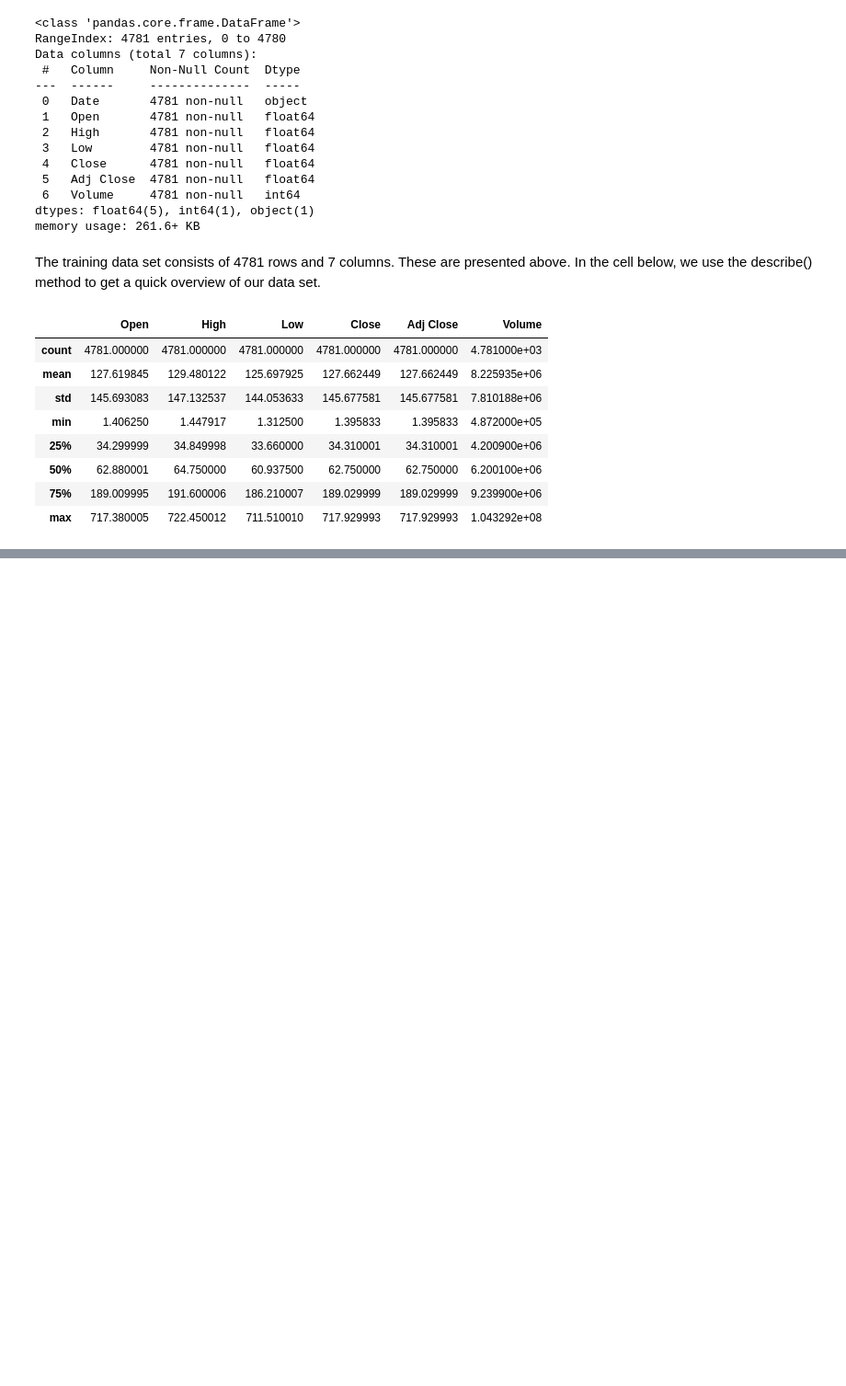
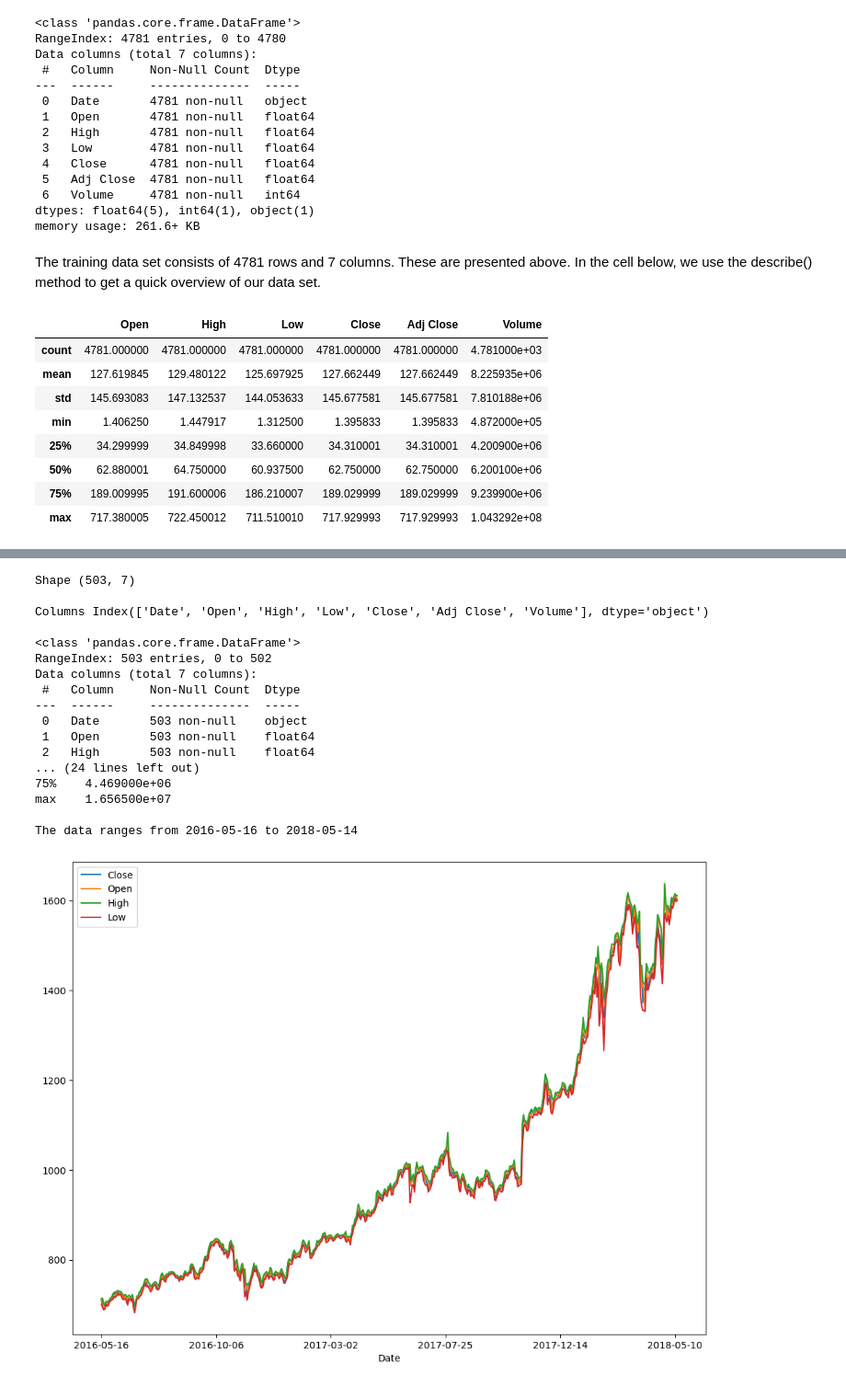
Before and after one commit to abhdhar-1618/Python, a Jupyter notebook: SQ/Prediction of stock price direction.ipynb, the cells around one changed output, grey strips where cells are left out. Shown at 92% size. Drawn from its saved outputs; the diff is of its cells as text; code cells hidden in the pictures; blank space fills up the shorter version.

```diff
--- a/SQ/Prediction of stock price direction.ipynb
+++ b/SQ/Prediction of stock price direction.ipynb
@@ -59,0 +91,32 @@ df_train.describe()
+# %%
+def analyse(dataframe):
+    """Runs an exploration analysis of the dataframe."""
+    print("Shape", dataframe.shape, "\n")
+    print("Columns", dataframe.columns, "\n")
+    dataframe.info()
+    print("\n", dataframe.describe(), "\n")
+    print("The data ranges from", dataframe["Date"].min(), "to", dataframe["Date"].max())
+    dataframe.plot(x="Date", y=["Close", "Open", "High", "Low"])
+# %%
+# read validation and test sets and then analyse them
+df_val = pd.read_csv(r"D:\Main\My Practice and experiments\My Practice LAB\Python\2024\Statquest\Prediction of stock price direction\datasets\datasets\AMZN_val.csv")
+analyse(df_val)
+# %% [output]
+Shape (503, 7)
+
+Columns Index(['Date', 'Open', 'High', 'Low', 'Close', 'Adj Close', 'Volume'], dtype='object')
+
+<class 'pandas.core.frame.DataFrame'>
+RangeIndex: 503 entries, 0 to 502
+Data columns (total 7 columns):
+ #   Column     Non-Null Count  Dtype
+---  ------     --------------  -----
+ 0   Date       503 non-null    object
+ 1   Open       503 non-null    float64
+ 2   High       503 non-null    float64
+... (24 lines left out)
+75%    4.469000e+06
+max    1.656500e+07
+
+The data ranges from 2016-05-16 to 2018-05-14
+[figure, added]
```
Also changed, not shown: parts of 29 cells of this notebook, 1 other file.
